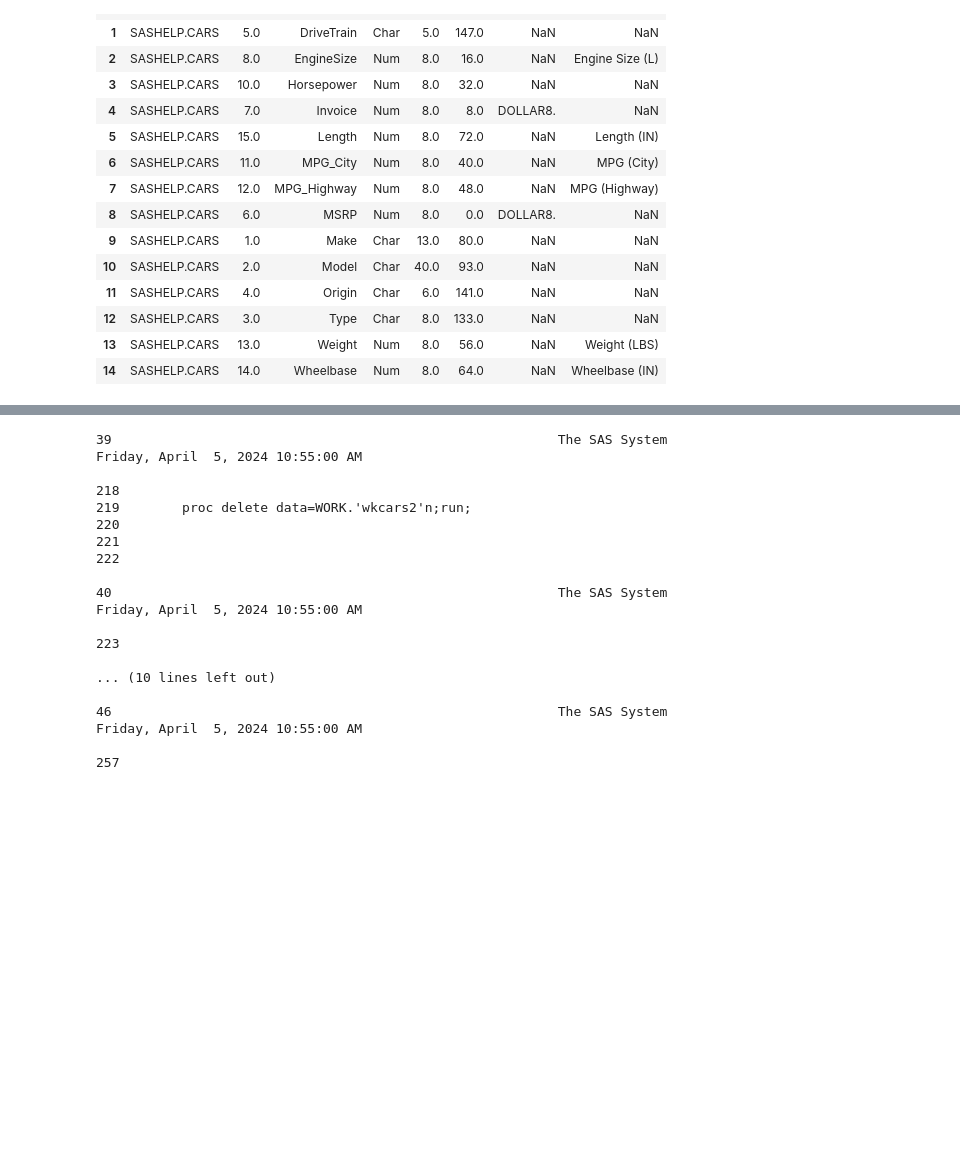
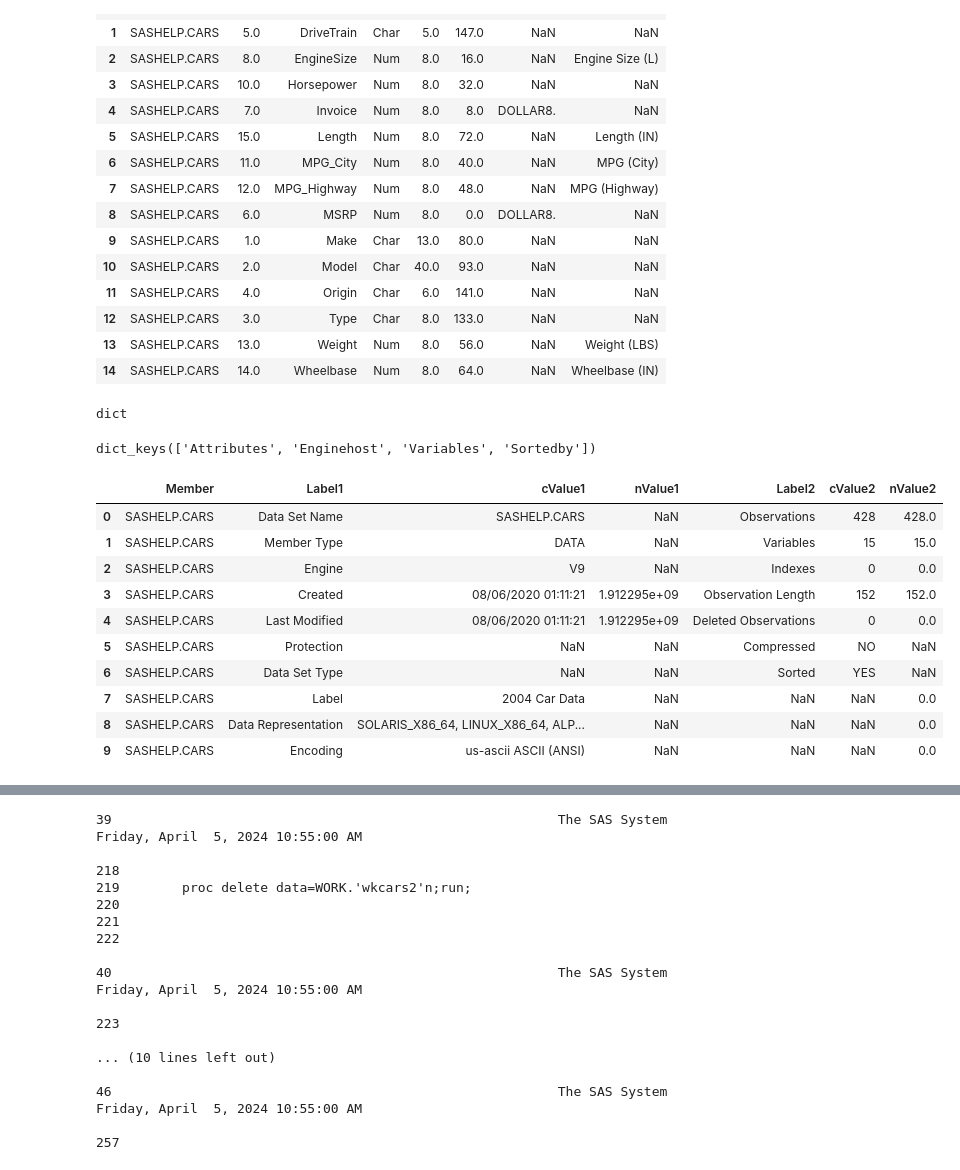
Before and after one commit to 0xdomyz/sas_collection, a Jupyter notebook: saspy_scripts/sasdata_obj/meta.ipynb, the cells around one changed output, grey strips where cells are left out. Cells and saved outputs as stored; diff of their text form; code cells hidden in the pictures; blank space fills up the shorter version.

```diff
--- a/saspy_scripts/sasdata_obj/meta.ipynb
+++ b/saspy_scripts/sasdata_obj/meta.ipynb
@@ -49,3 +44,25 @@ cars.columnInfo()
 | 12 | SASHELP.CARS | 3.0 | Type | Char | 8.0 | 133.0 | NaN | NaN |
 | 13 | SASHELP.CARS | 13.0 | Weight | Num | 8.0 | 56.0 | NaN | Weight (LBS) |
 | 14 | SASHELP.CARS | 14.0 | Wheelbase | Num | 8.0 | 64.0 | NaN | Wheelbase (IN) |
+# %%
+res = cars.contents()
+# %% [output]
+dict
+# %%
+res.keys()
+# %% [output]
+dict_keys(['Attributes', 'Enginehost', 'Variables', 'Sortedby'])
+# %%
+res['Attributes']
+# %% [output]
+|  | Member | Label1 | cValue1 | nValue1 | Label2 | cValue2 | nValue2 |
+| 0 | SASHELP.CARS | Data Set Name | SASHELP.CARS | NaN | Observations | 428 | 428.0 |
+| 1 | SASHELP.CARS | Member Type | DATA | NaN | Variables | 15 | 15.0 |
+| 2 | SASHELP.CARS | Engine | V9 | NaN | Indexes | 0 | 0.0 |
+| 3 | SASHELP.CARS | Created | 08/06/2020 01:11:21 | 1.912295e+09 | Observation Length | 152 | 152.0 |
+| 4 | SASHELP.CARS | Last Modified | 08/06/2020 01:11:21 | 1.912295e+09 | Deleted Observations | 0 | 0.0 |
+| 5 | SASHELP.CARS | Protection | NaN | NaN | Compressed | NO | NaN |
+| 6 | SASHELP.CARS | Data Set Type | NaN | NaN | Sorted | YES | NaN |
+| 7 | SASHELP.CARS | Label | 2004 Car Data | NaN | NaN | NaN | 0.0 |
+| 8 | SASHELP.CARS | Data Representation | SOLARIS_X86_64, LINUX_X86_64, ALP... | NaN | NaN | NaN | 0.0 |
+| 9 | SASHELP.CARS | Encoding | us-ascii ASCII (ANSI) | NaN | NaN | NaN | 0.0 |
```
Also changed, not shown: parts of 7 cells of this notebook.
